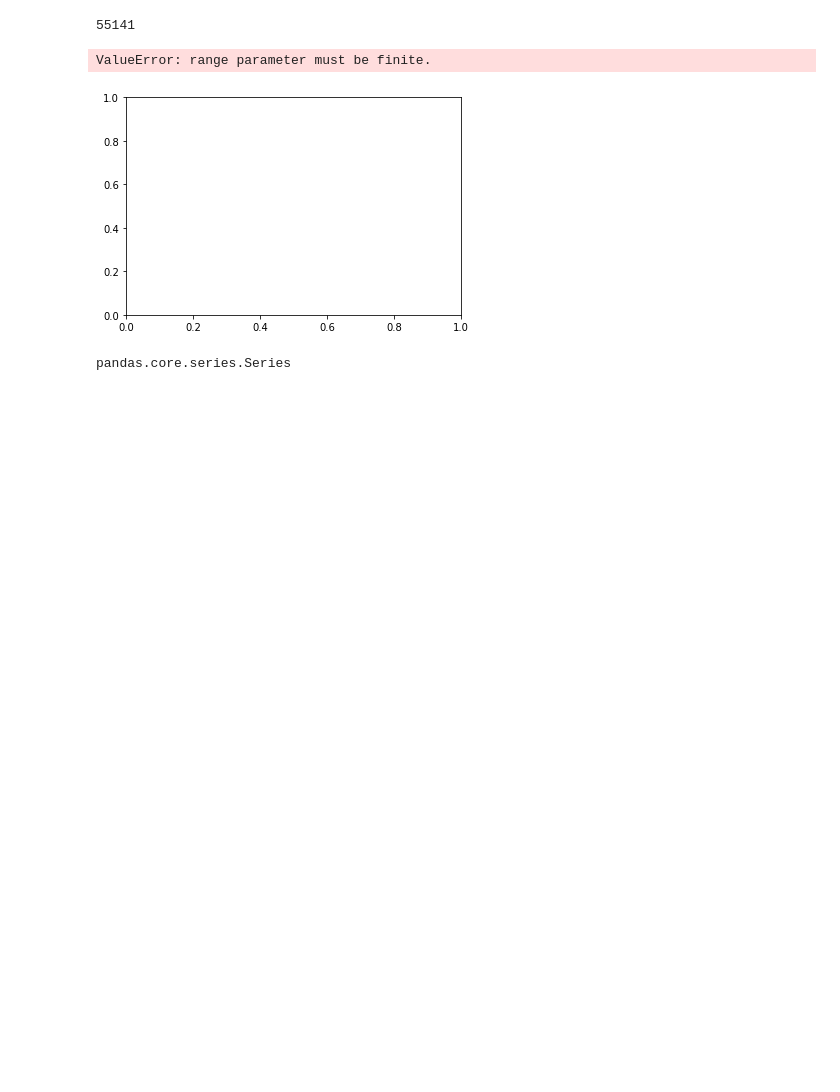
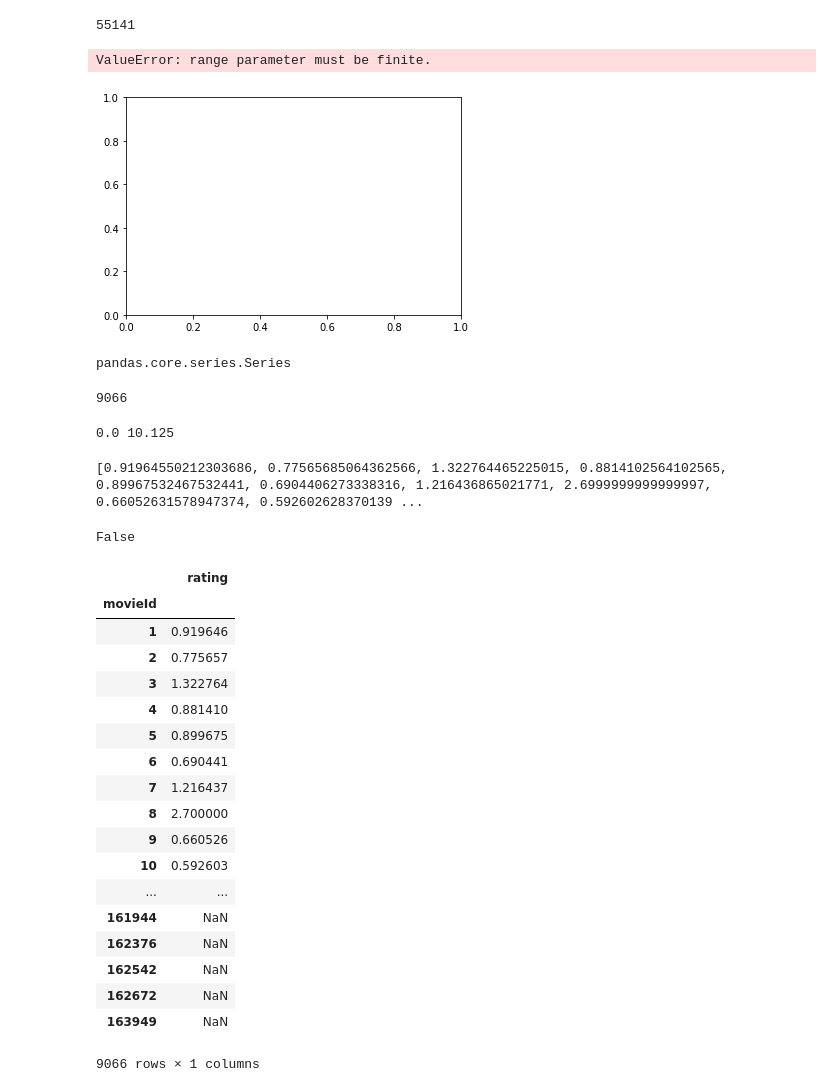
Before and after one commit to satyatumati/Collaborative-Filtering, a Jupyter notebook: Project 3_v1.ipynb, the cells around one changed output. Drawn from its saved outputs; the diff is of its cells as text; code cells hidden in the pictures; blank space fills up the shorter version.

```diff
--- a/Project 3_v1.ipynb
+++ b/Project 3_v1.ipynb
@@ -72,3 +72,41 @@ ValueError: range parameter must be finite.
 type(dataset['rating'])
 # %% [output]
 pandas.core.series.Series
+# %%
+len(var_list)
+# %% [output]
+9066
+# %%
+print(min(var_list), max(var_list))
+# %% [output]
+0.0 10.125
+# %%
+print(var_list)
+# %% [output]
+[0.91964550212303686, 0.77565685064362566, 1.322764465225015, 0.8814102564102565, 0.89967532467532441, 0.6904406273338316, 1.216436865021771, 2.6999999999999997, 0.66052631578947374, 0.592602628370139 ...
+# %%
+np.isnan(dataset).values.any()
+# %% [output]
+False
+# %%
+dataset[['movieId','rating']].groupby('movieId').var()
+# %% [output]
+|  | rating |
+| movieId |  |
+| 1 | 0.919646 |
+| 2 | 0.775657 |
+| 3 | 1.322764 |
+| 4 | 0.881410 |
+| 5 | 0.899675 |
+| 6 | 0.690441 |
+| 7 | 1.216437 |
+| 8 | 2.700000 |
+| 9 | 0.660526 |
+| 10 | 0.592603 |
+| ... | ... |
+| 161944 | NaN |
+| 162376 | NaN |
+| 162542 | NaN |
+| 162672 | NaN |
+| 163949 | NaN |
+9066 rows × 1 columns
```
Also changed, not shown: parts of 3 cells of this notebook.
